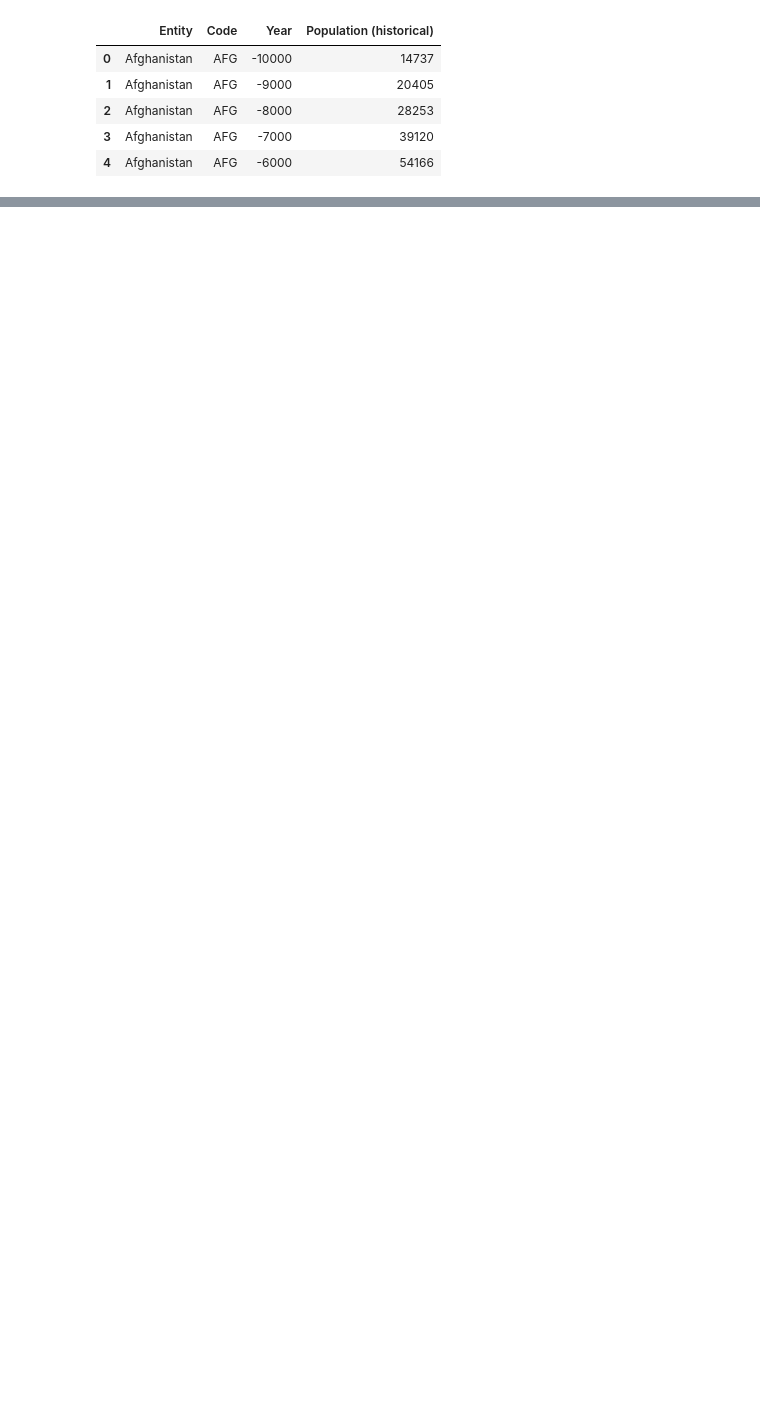
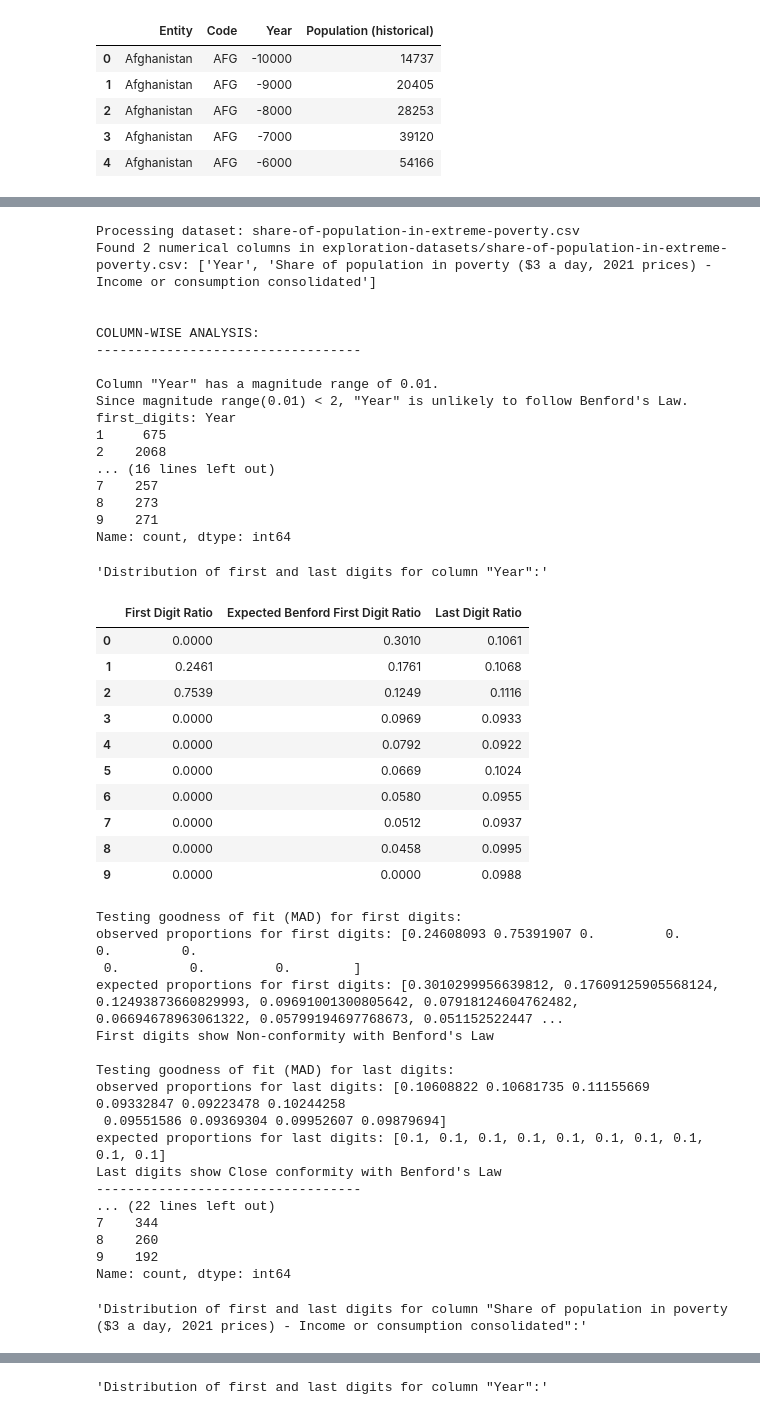
Before and after one commit to schubert-da/benfords-law-explainer, a Jupyter notebook: data-exploration/scripts/data-processing.ipynb, the cells around one changed output, grey strips where cells are left out. Saved outputs shown, nothing was run; the diff lists cells and outputs as text; code cells hidden in the pictures; blank space fills up the shorter version.

```diff
--- a/data-exploration/scripts/data-processing.ipynb
+++ b/data-exploration/scripts/data-processing.ipynb
@@ -278,0 +314,52 @@ Acceptable conformity with Benford's Law
+# %%
+stats = test_runner(datasets)
+stats_df = pd.DataFrame(stats)
+stats_df.to_csv('../data/outputs/columns_overview.csv', index=False)
+# %% [output]
+Processing dataset: share-of-population-in-extreme-poverty.csv
+Found 2 numerical columns in exploration-datasets/share-of-population-in-extreme-poverty.csv: ['Year', 'Share of population in poverty ($3 a day, 2021 prices) - Income or consumption consolidated']
+
+
+COLUMN-WISE ANALYSIS:
+----------------------------------
+
+Column "Year" has a magnitude range of 0.01.
+Since magnitude range(0.01) < 2, "Year" is unlikely to follow Benford's Law.
+first_digits: Year
+1     675
+2    2068
+... (16 lines left out)
+7    257
+8    273
+9    271
+Name: count, dtype: int64
+'Distribution of first and last digits for column "Year":'
+|  | First Digit Ratio | Expected Benford First Digit Ratio | Last Digit Ratio |
+| 0 | 0.0000 | 0.3010 | 0.1061 |
+| 1 | 0.2461 | 0.1761 | 0.1068 |
+| 2 | 0.7539 | 0.1249 | 0.1116 |
+| 3 | 0.0000 | 0.0969 | 0.0933 |
+| 4 | 0.0000 | 0.0792 | 0.0922 |
+| 5 | 0.0000 | 0.0669 | 0.1024 |
+| 6 | 0.0000 | 0.0580 | 0.0955 |
+| 7 | 0.0000 | 0.0512 | 0.0937 |
+| 8 | 0.0000 | 0.0458 | 0.0995 |
+| 9 | 0.0000 | 0.0000 | 0.0988 |
+Testing goodness of fit (MAD) for first digits:
+observed proportions for first digits: [0.24608093 0.75391907 0.         0.         0.         0.
+ 0.         0.         0.        ]
+expected proportions for first digits: [0.3010299956639812, 0.17609125905568124, 0.12493873660829993, 0.09691001300805642, 0.07918124604762482, 0.06694678963061322, 0.05799194697768673, 0.051152522447 ...
+First digits show Non-conformity with Benford's Law
+
+Testing goodness of fit (MAD) for last digits:
+observed proportions for last digits: [0.10608822 0.10681735 0.11155669 0.09332847 0.09223478 0.10244258
+ 0.09551586 0.09369304 0.09952607 0.09879694]
+expected proportions for last digits: [0.1, 0.1, 0.1, 0.1, 0.1, 0.1, 0.1, 0.1, 0.1, 0.1]
+Last digits show Close conformity with Benford's Law
+----------------------------------
+... (22 lines left out)
+7    344
+8    260
+9    192
+Name: count, dtype: int64
+'Distribution of first and last digits for column "Share of population in poverty ($3 a day, 2021 prices) - Income or consumption consolidated":'
@@ -278,0 +394 @@ Acceptable conformity with Benford's Law
+'Distribution of first and last digits for column "Year":'
```
Also changed, not shown: parts of 11 cells of this notebook.
